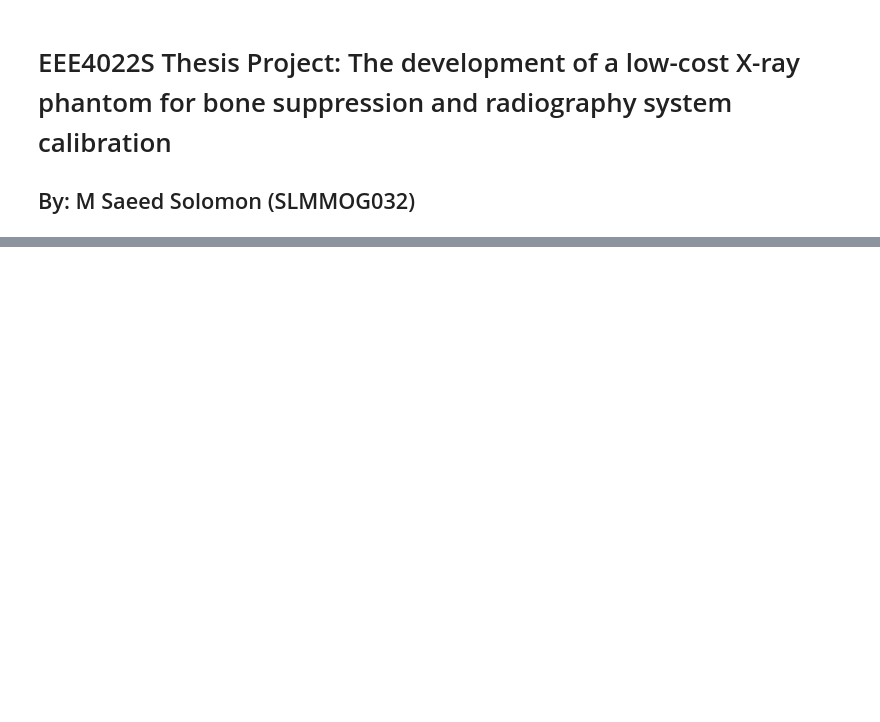
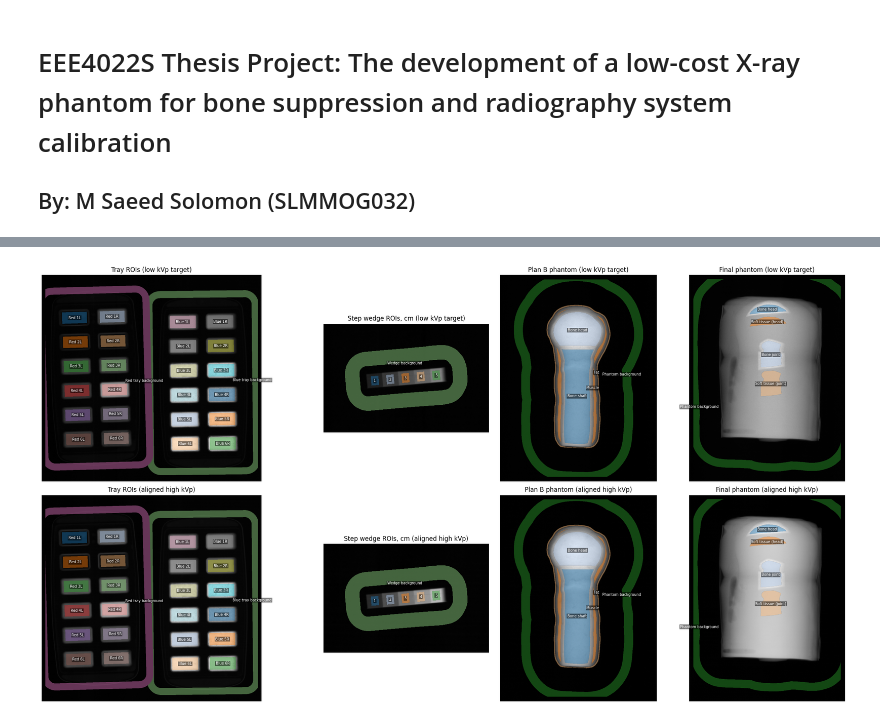
Before and after one commit to StormRaider01/Lodox_pipeline, a Jupyter notebook: Bone_suppression_pipeline.ipynb, the cells around one changed output, grey strips where cells are left out. Drawn from its saved outputs; the diff is of its cells as text; code cells hidden in the pictures; blank space fills up the shorter version.

```diff
--- a/Bone_suppression_pipeline.ipynb
+++ b/Bone_suppression_pipeline.ipynb
@@ -131,0 +166,73 @@ Affine transformation matrix:
+# %%
+# ========================================================================================================
+
+# Phase 3: Region of Interest
+
+"""The masks are found on the target (low kVp) crop of each region; the high kVp crop was registered onto it in Phase 2, so the
+same masks line up with the aligned crop.
+* Trays: the filled cells are found from the Otsu objects, grouped into the red and blue tray, a 2 x 6 grid is fitted to each
+  tray and every cell gets an ROI 3 mm inside its edges (the cell walls slope), plus a background band per tray. The water cell
+  is recognised when it is filled. The step wedge gets one ROI per step and a background band.
+* Plan B phantom: bone (eggshell + PoP + water 1:1:2.5) split into the shaft and the head where it widens, a thin silicone
+  putty muscle layer around it and a candle-wax fat layer a few mm thick (estimated from the image).
+* Final phantom: the CaCO3 settled at the head and the head-shaft joint, so bone ROIs are only placed there, each with a
+  soft-tissue reference in the same image columns (same path length through the cylinder)."""
+
+trays = Ice_tray_mask.Trays(targets['Trays'], regions['Trays'].labels, regions['Trays'].objects, pixel_spacing)
+for name, tray in trays.trays.items():
+    print(f"{name.capitalize()} tray: rotated {tray.rotation_deg:.1f} degrees, cell pitch {tray.pitch_mm[0]:.1f} x "
+          f"{tray.pitch_mm[1]:.1f} mm, grid residual {tray.residual_px:.1f} px")
+
+# Print which cells are empty as this would not count towards the trays mean
+print(f"Water cell: {trays.water_cell or 'not filled in this scan'}; empty cells: {', '.join(trays.empty_cells)}")
+
+wedge = Wedge_mask.Wedge_Mask(targets['Trays'], regions['Trays'].labels, regions['Trays'].objects, pixel_spacing)
+print(f"Wedge: {wedge.length_mm:.1f} mm long, {wedge.width_mm:.1f} mm wide, thin end on the {wedge.thin_end}")
+
+plan_b = Phantom_mask.Phantom_Mask(targets['Plan B phantom'], regions['Plan B phantom'].labels,
+                                   regions['Plan B phantom'].objects, pixel_spacing, soft_tissue=True)
+print(f"Plan B phantom: bone {plan_b.bone_length_mm:.0f} mm long, shaft {plan_b.shaft_length_mm:.0f} mm long "
+      f"and {plan_b.shaft_width_mm:.1f} mm wide")
+
+final = Phantom_mask.Final_Phantom_Mask(targets['Final phantom'], regions['Final phantom'].labels,
+                                        regions['Final phantom'].objects, pixel_spacing)
+print(f"Final phantom: bone threshold {final.bone_threshold:.4f} above the column trend "
+      f"({final.bone_threshold / final.residual_sigma:.0f} x its robust standard deviation)")
+
+# ROI validation (flowchart): the checks inside each mask class must pass before the ROIs are used
+masks = {'Trays': [trays, wedge], 'Plan B phantom': [plan_b], 'Final phantom': [final]}
+for name, region_masks in masks.items():
+    if not all(m.valid for m in region_masks):
+        print(f"ROI validation failed for {name}: check the overlays below before using these ROIs")
+
+# Print masks over the target and aligned crops
+fig, axes = plt.subplots(2, 4, figsize=(24, 12), gridspec_kw={'width_ratios': [2, 1, 1, 1.2]})
+for row, (images_, label) in enumerate([(targets, 'low kVp target'), (aligned, 'aligned high kVp')]):
+    trays.show(images_['Trays'], ax=axes[row, 0], title=f'Tray ROIs ({label})')
+    wedge.show(images_['Trays'], ax=axes[row, 1], title=f'Step wedge ROIs, cm ({label})')
+    plan_b.show(images_['Plan B phantom'], ax=axes[row, 2], title=f'Plan B phantom ({label})')
+    final.show(images_['Final phantom'], ax=axes[row, 3], title=f'Final phantom ({label})')
+plt.tight_layout()
+plt.show()
+
+# Save the ROIs of each region for processing later: one label array (0 = no ROI, k = roi_names[k - 1]) + the pixel values
+# of every ROI in the low kVp target and the aligned high kVp crop
+roi_values = {}
+for name, region_masks in masks.items():
+    roi_mask, roi_names = Segmentation.combine_masks(region_masks)
+    roi_values[name] = {}
+    for k, roi_name in enumerate(roi_names, start=1):
+        roi = roi_mask == k
+        roi_values[name][roi_name] = {'low': targets[name][roi], 'high': aligned[name][roi]}
+    np.savez_compressed(os.path.join(output_folder, f"roi_mask_{name.replace(' ', '_')}.npz"), roi_mask=roi_mask,
+                        roi_names=np.array(roi_names), box_mm=np.array(regions[name].box_mm))
+
+# for name, values in roi_values.items():
+#     print(f"\n{name}\n{'ROI':22s} {'pixels':>7s}   {'low kVp':>15s}   {'high kVp':>15s}")
+#     for roi_name, v in values.items():
+#         if v['low'].size == 0:
+#             print(f"{roi_name:22s} {'empty':>7s}")
+#             continue
+#         print(f"{roi_name:22s} {v['low'].size:7d}   {v['low'].mean():.3f} ± {v['low'].std():.3f}   "
+#               f"{v['high'].mean():.3f} ± {v['high'].std():.3f}   {trays.layout.get(roi_name, '')}")
+# %% [output]
@@ -131,0 +246 @@ Affine transformation matrix:
+[figure, added]
```
Also changed, not shown: parts of 10 cells of this notebook, 12 other files.
